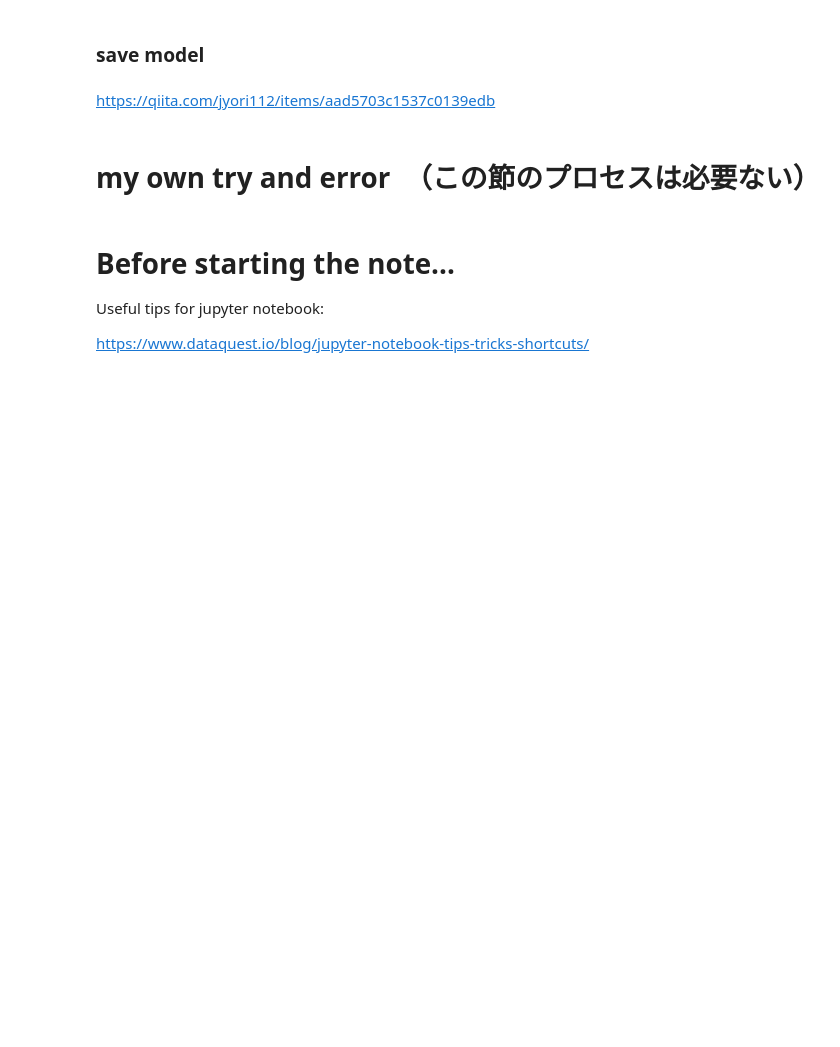
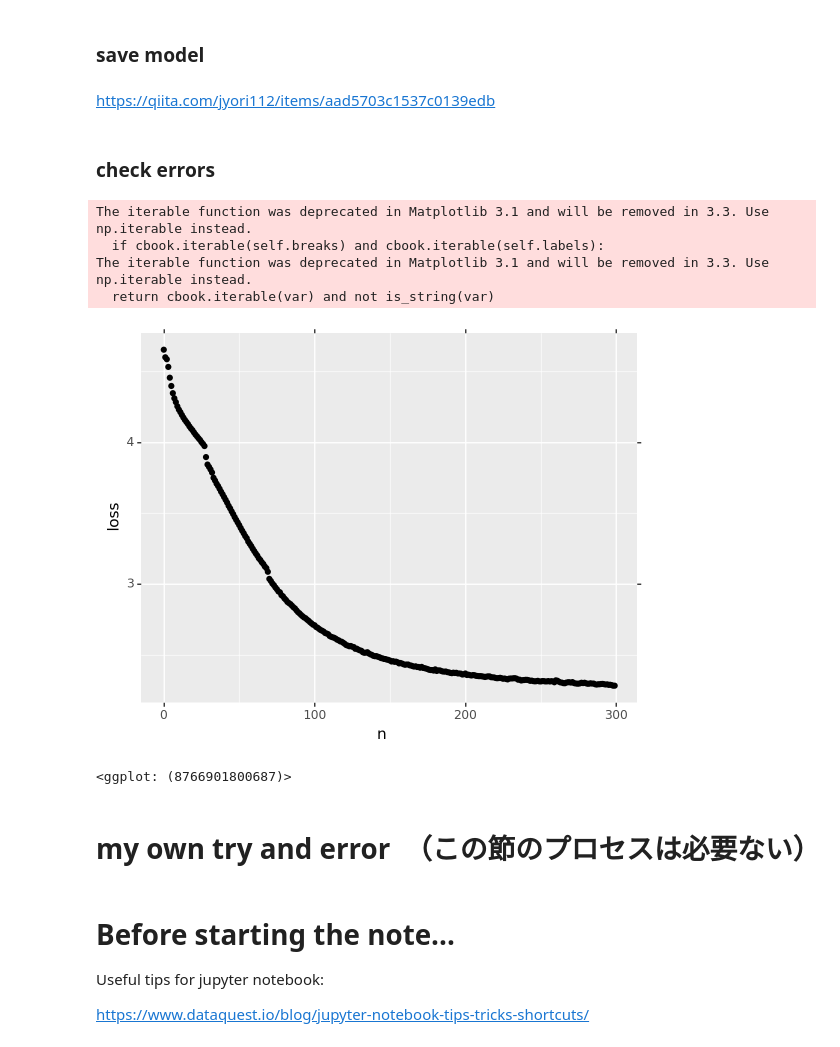
Before and after one commit to unagiinu2k/deepjazz_in_a_file, a Jupyter notebook: rnn_bach.ipynb, the cells around one changed output. Drawn from its saved outputs; the diff is of its cells as text; code cells hidden in the pictures; blank space fills up the shorter version.

```diff
--- a/rnn_bach.ipynb
+++ b/rnn_bach.ipynb
@@ -50,3 +49,9 @@ pkl_path = 'saved/df_scores.pkl'
+# %%
+id = str(is_difference_based) + "_"  + str(is_discrete)
+# %%
+pkl_path = 'saved/df_scores_{}.pkl'.format(id)
+# %%
+is_use_preprocessed_df = False
 # %%
 df_scores = pd.DataFrame()
 if is_use_preprocessed_df:
@@ -491,7 +535,7 @@ batch_indices = range( 0 ,sample_size ,  batch_size)
 # %% [markdown]
 ## n epochs
 # %%
-n_epochs = 100
+n_epochs = 200
 # %%
 losses = []
 # %%
@@ -558,0 +609,2 @@ torch.save(model.state_dict() , 'saved/model20191022')
+# %% [markdown]
+### check errors
@@ -559,3 +613,12 @@ torch.save(model.state_dict() , 'saved/model20191022')
+# %%
+ggplot(pd.DataFrame({'n':range(len(losses)) , 'loss':losses}) , aes(x = 'n' , y ='loss')) + geom_point()
+# %% [output]
+The iterable function was deprecated in Matplotlib 3.1 and will be removed in 3.3. Use np.iterable instead.
+  if cbook.iterable(self.breaks) and cbook.iterable(self.labels):
+The iterable function was deprecated in Matplotlib 3.1 and will be removed in 3.3. Use np.iterable instead.
+  return cbook.iterable(var) and not is_string(var)
+[figure, added]
+<ggplot: (8766901800687)>
 # %% [markdown]
 # my own try and error　（この節のプロセスは必要ない）
 # %%
```
Also changed, not shown: parts of 9 cells of this notebook.
